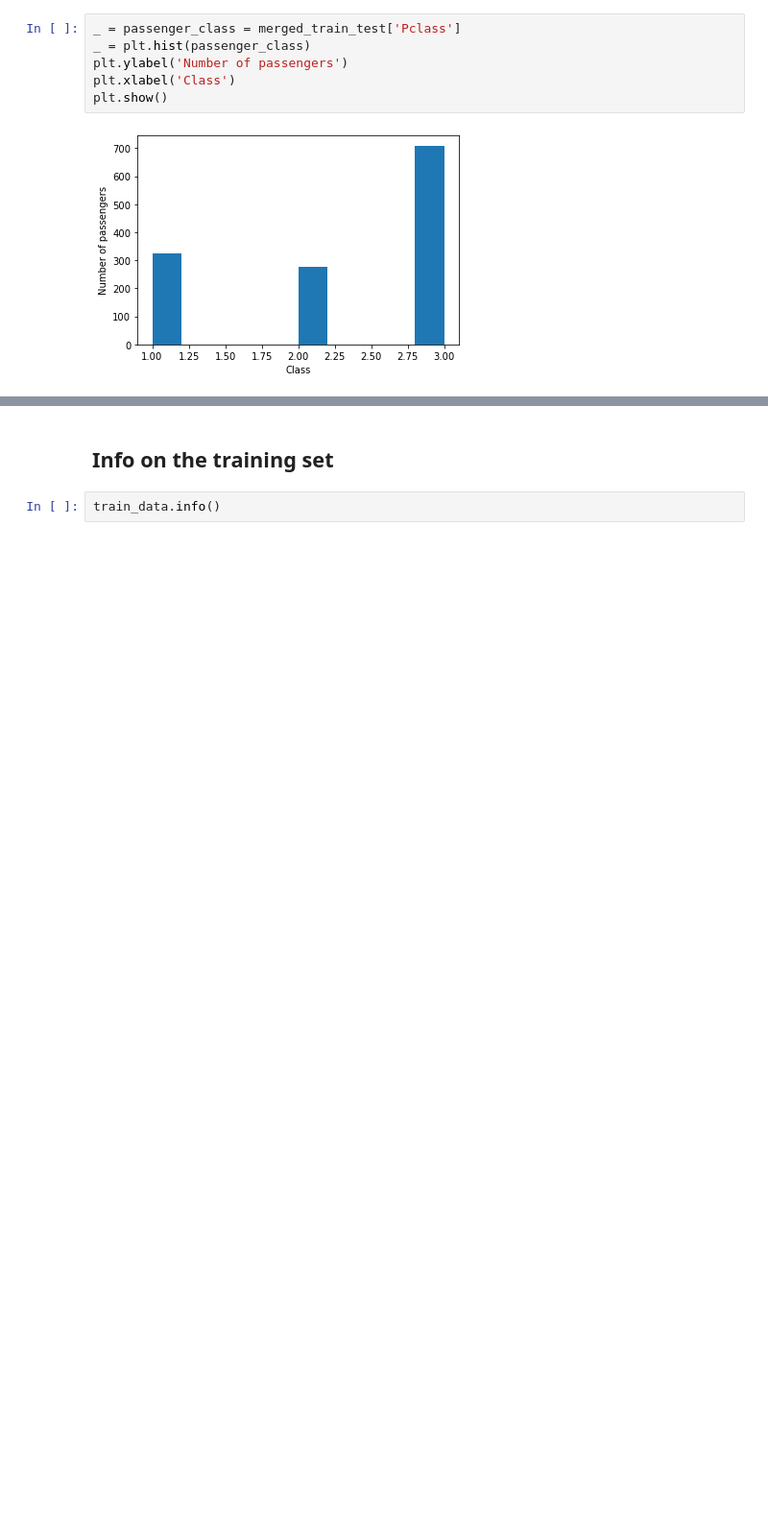
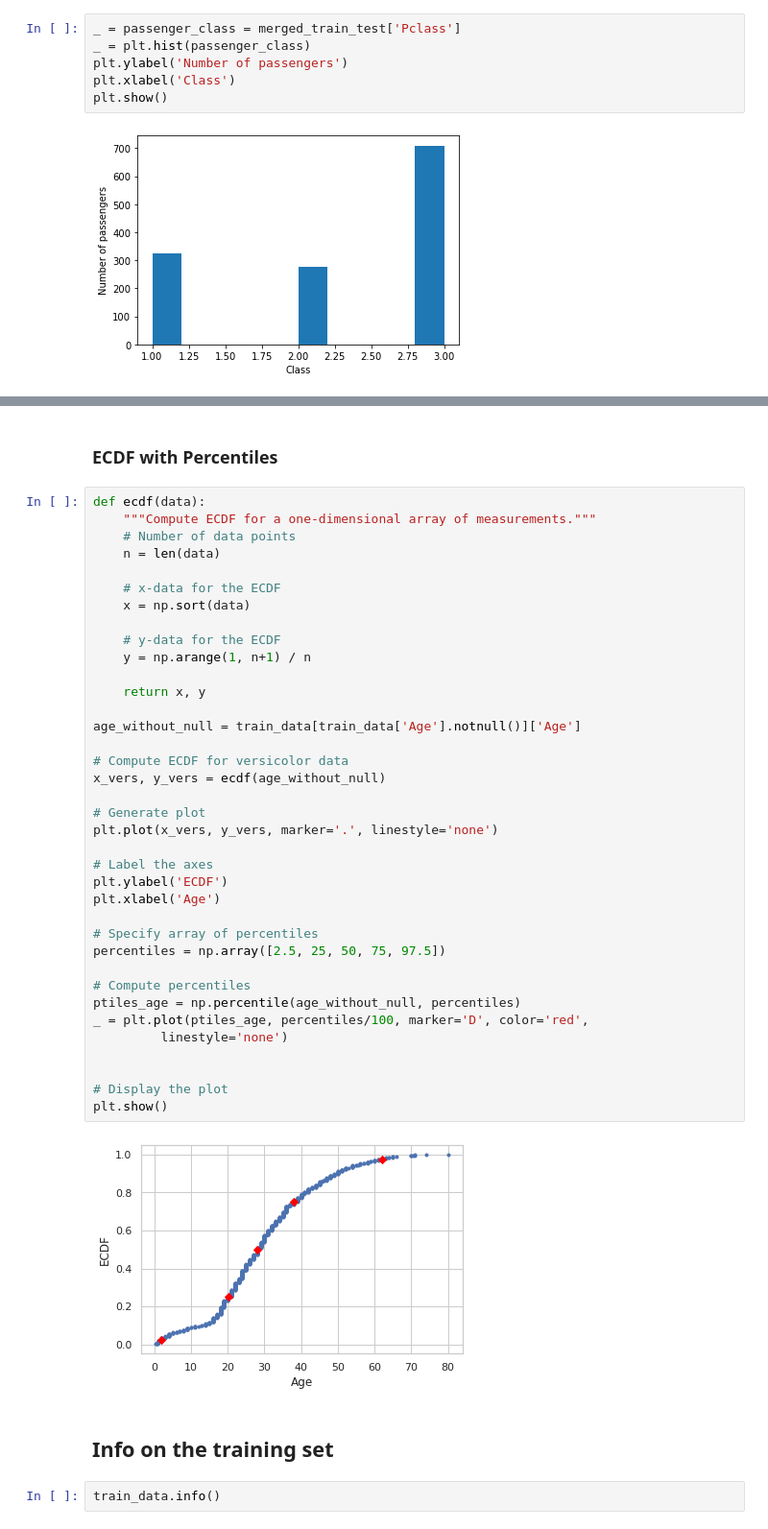
Before and after one commit to andrelas1/ml, a Jupyter notebook: kaggle/LogisticRegression.ipynb, the cells around one changed output, grey strips where cells are left out. Shown at 96% size. Saved outputs shown, nothing was run; the diff lists cells and outputs as text; blank space fills up the shorter version.

```diff
--- a/kaggle/LogisticRegression.ipynb
+++ b/kaggle/LogisticRegression.ipynb
@@ -109,3 +118,44 @@ plt.show()
+# %% [markdown]
+### ECDF with Percentiles
+# %%
+def ecdf(data):
+    """Compute ECDF for a one-dimensional array of measurements."""
+    # Number of data points
+    n = len(data)
+
+    # x-data for the ECDF
+    x = np.sort(data)
+
+    # y-data for the ECDF
+    y = np.arange(1, n+1) / n
+
+    return x, y
+
+age_without_null = train_data[train_data['Age'].notnull()]['Age']
+
+# Compute ECDF for versicolor data
+x_vers, y_vers = ecdf(age_without_null)
+
+# Generate plot
+plt.plot(x_vers, y_vers, marker='.', linestyle='none')
+
+# Label the axes
+plt.ylabel('ECDF')
+plt.xlabel('Age')
+
+# Specify array of percentiles
+percentiles = np.array([2.5, 25, 50, 75, 97.5])
+
+# Compute percentiles
+ptiles_age = np.percentile(age_without_null, percentiles)
+_ = plt.plot(ptiles_age, percentiles/100, marker='D', color='red',
+         linestyle='none')
+
+
+# Display the plot
+plt.show()
+# %% [output]
+[figure, added]
 # %% [markdown]
 ## Info on the training set
 # %%
```
Also changed, not shown: parts of 28 cells of this notebook.
